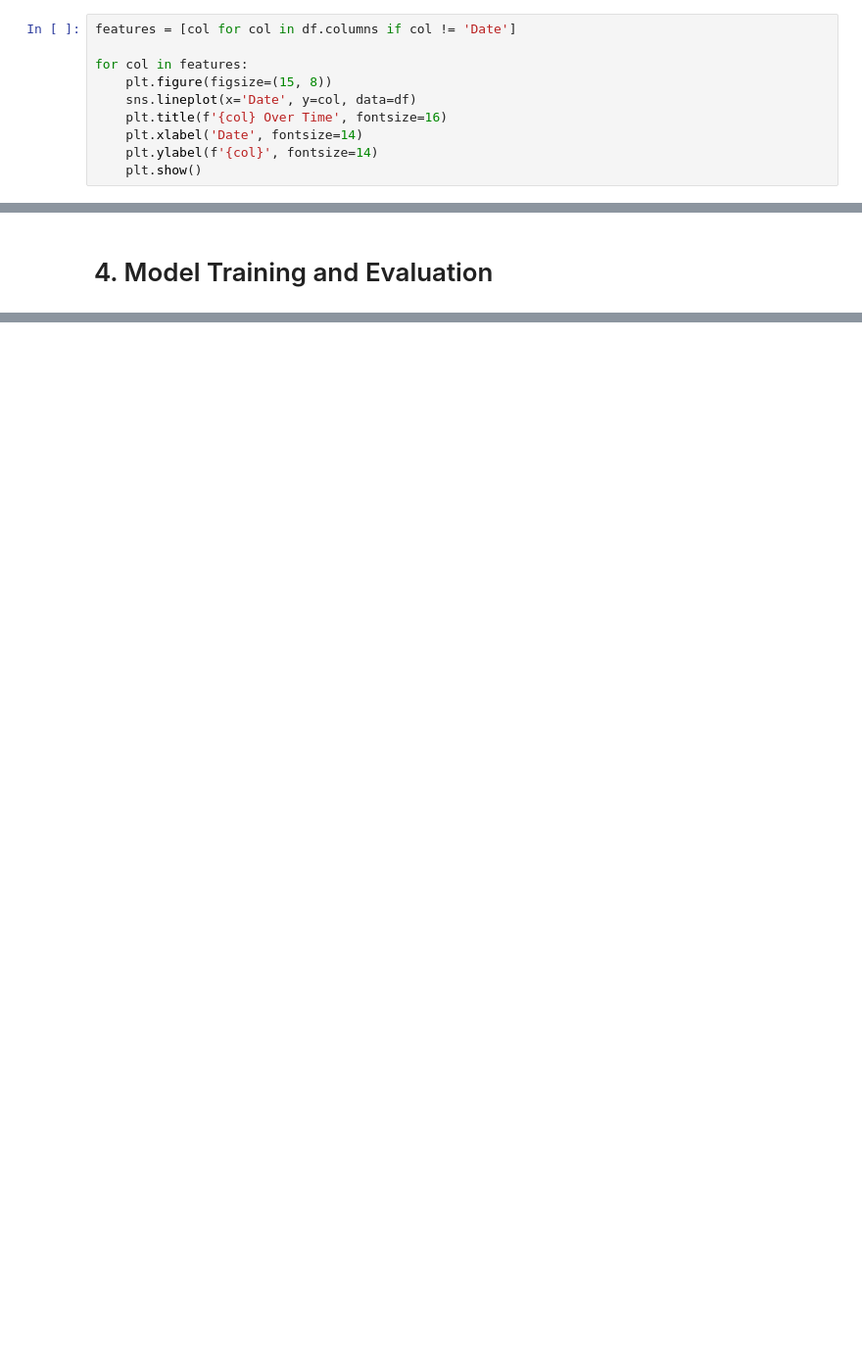
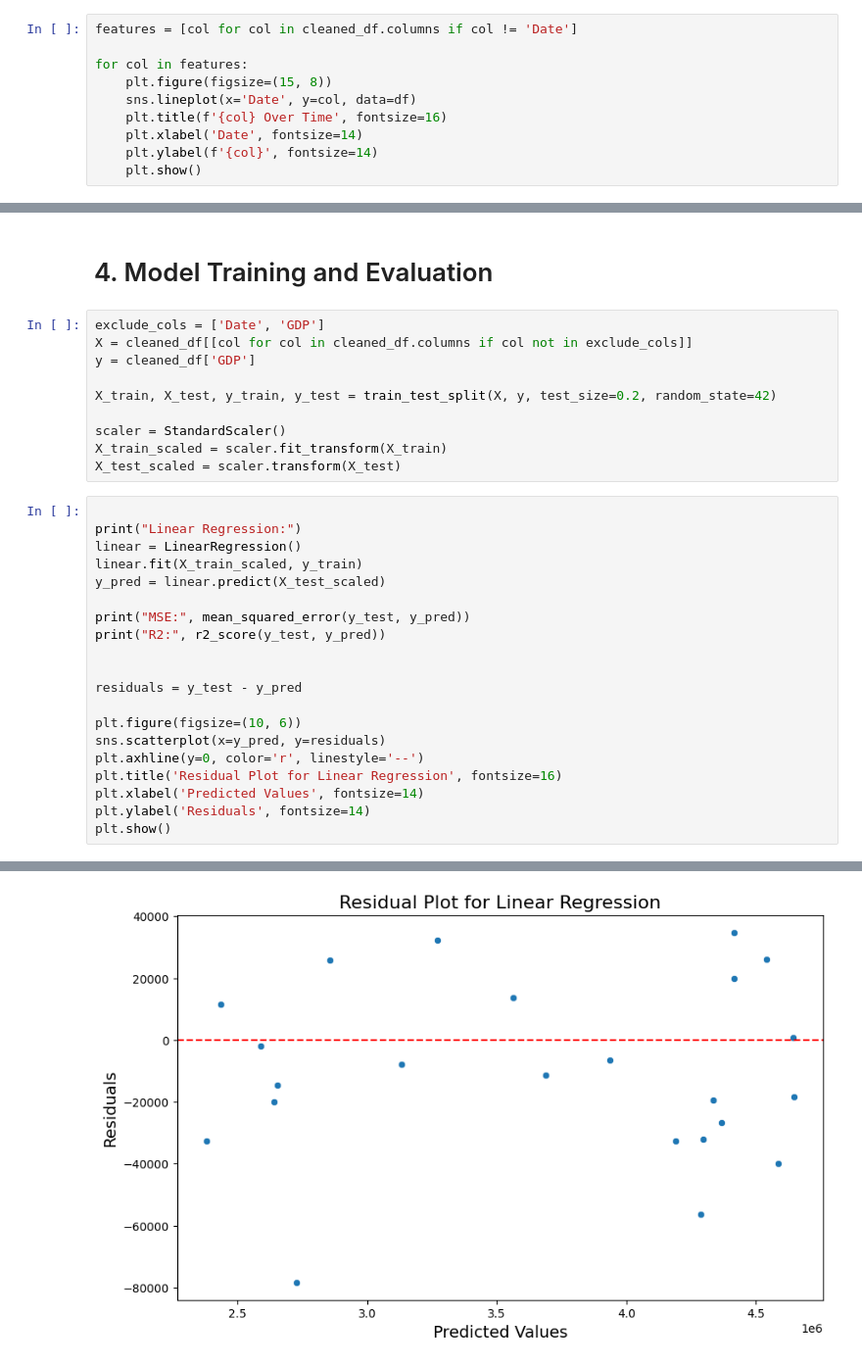
Before and after one commit to Mdhlalose/sarb-data-science-exercise, a Jupyter notebook: code.ipynb, the cells around one changed output, grey strips where cells are left out. Shown: that part at 98% size. Drawn from its saved outputs; the diff is of its cells as text; blank space fills up the shorter version.

Commit message:
models trained and evaluated

```diff
--- a/code.ipynb
+++ b/code.ipynb
@@ -233,5 +236,5 @@ memory usage: 6.4 KB
 # %%
-features = [col for col in df.columns if col != 'Date']
+features = [col for col in cleaned_df.columns if col != 'Date']
 
 for col in features:
     plt.figure(figsize=(15, 8))
@@ -260,2 +263,33 @@ plt.show()
 # %% [markdown]
 # 4. Model Training and Evaluation
+# %%
+exclude_cols = ['Date', 'GDP']
+X = cleaned_df[[col for col in cleaned_df.columns if col not in exclude_cols]]
+y = cleaned_df['GDP']
+
+X_train, X_test, y_train, y_test = train_test_split(X, y, test_size=0.2, random_state=42)
+
+scaler = StandardScaler()
+X_train_scaled = scaler.fit_transform(X_train)
+X_test_scaled = scaler.transform(X_test)
+# %%
+
+print("Linear Regression:")
+linear = LinearRegression()
+linear.fit(X_train_scaled, y_train)
+y_pred = linear.predict(X_test_scaled)
+
+print("MSE:", mean_squared_error(y_test, y_pred))
+print("R2:", r2_score(y_test, y_pred))
+
+
+residuals = y_test - y_pred
+
+plt.figure(figsize=(10, 6))
+sns.scatterplot(x=y_pred, y=residuals)
+plt.axhline(y=0, color='r', linestyle='--')
+plt.title('Residual Plot for Linear Regression', fontsize=16)
+plt.xlabel('Predicted Values', fontsize=14)
+plt.ylabel('Residuals', fontsize=14)
+plt.show()
+# %% [output]
@@ -261,0 +299 @@ plt.show()
+[figure, added]
```
Also changed, not shown: parts of 13 cells of this notebook.
